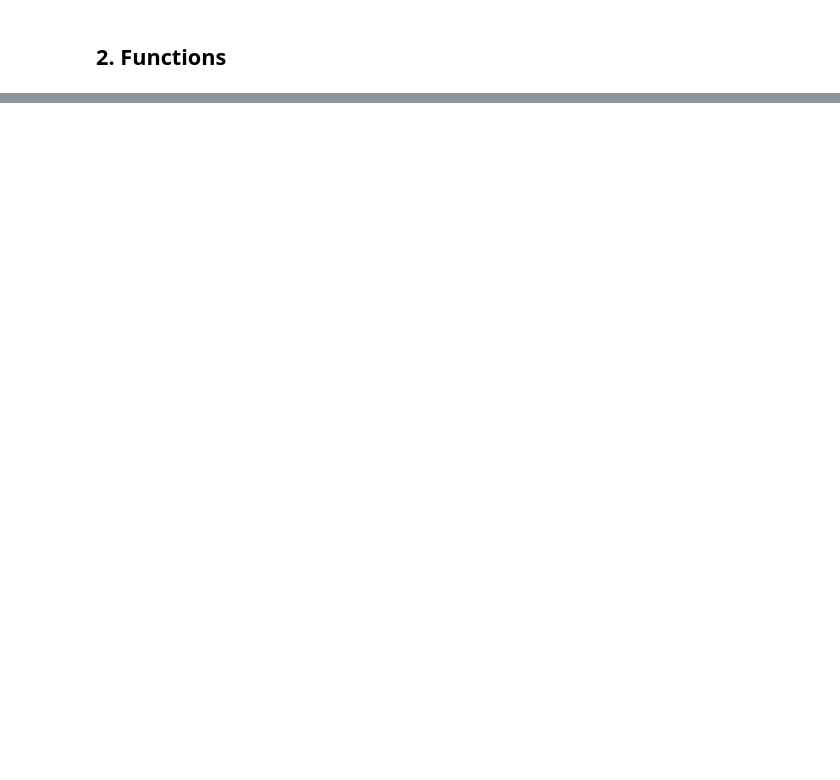
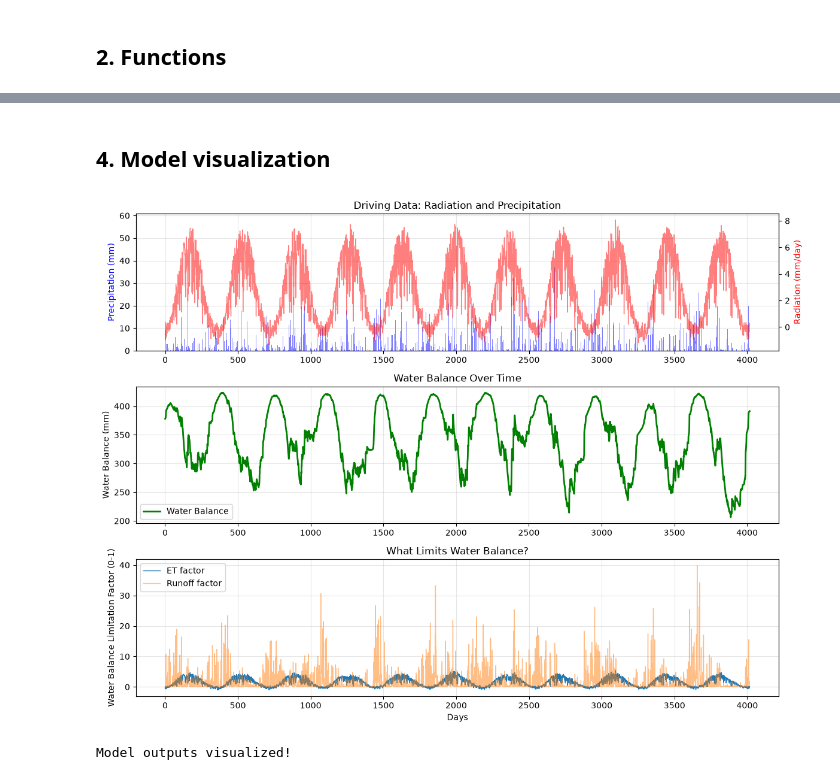
Before and after one commit to kczak99/Earth-System-Modelling, a Jupyter notebook: MyModel/SWBM_mywork.ipynb, the cells around one changed output, grey strips where cells are left out. Cells and saved outputs as stored; diff of their text form; code cells hidden in the pictures; blank space fills up the shorter version.

```diff
--- a/MyModel/SWBM_mywork.ipynb
+++ b/MyModel/SWBM_mywork.ipynb
@@ -80,14 +87,14 @@ Initial soil moisture: 378.0 mm
 # %% [markdown]
 ## 2. Functions
 # %%
-def calculate_runoff(w, P):
-    Q = (w / params['c_s']) ** params['alpha'] * P
-    return Q
+def calculate_runoff(w, precipitation):
+    runoff = (w / params['c_s']) ** params['alpha'] * precipitation
+    return runoff
 
-def calculate_evapotranspiration(w, R):
-    E = (params['beta']*(w/params['c_s'])**params['lambda']*R)/params['lambda']*params['rho']
-    return E
+def calculate_evapotranspiration(w, radiation):
+    evapotranspiration = (params['beta']*(w/params['c_s'])**params['lambda']*radiation)/params['lambda']*params['rho']
+    return evapotranspiration
 
-def calculate_waterbalance(P, E, Q):
-    w = P - Q - E
+def calculate_waterbalance(precipitation, evapotranspiration, runoff):
+    w = precipitation - evapotranspiration - runoff
     return w
@@ -93,0 +164,42 @@ def calculate_waterbalance(P, E, Q):
+# %% [markdown]
+## 4. Model visualization
+# %%
+fig, axes = plt.subplots(3, 1, figsize=(12, 9))
+
+days_array = np.arange(days + 1)
+
+# Panel 1: Driving data
+ax1 = axes[0]
+ax1_twin = ax1.twinx()
+ax1.bar(days_array[:-1], driving_data['precipitation'], color='blue', alpha=0.5, label='Precipitation')
+ax1_twin.plot(days_array[:-1], driving_data['radiation'], color='red', linewidth=1, alpha=0.5, label='Radiation')
+ax1.set_ylabel('Precipitation (mm)', color='blue')
+ax1_twin.set_ylabel('Radiation (mm/day)', color='red')
+ax1.set_title('Driving Data: Radiation and Precipitation')
+ax1.grid(alpha=0.3)
+
+# Panel 2: Plant biomass
+ax2 = axes[1]
+ax2.plot(days_array, w, linewidth=2, color='green', label='Water Balance')
+ax2.set_ylabel('Water Balance (mm)')
+ax2.set_title('Water Balance Over Time')
+ax2.legend()
+ax2.grid(alpha=0.3)
+
+# Panel 3: Limiting factors
+ax3 = axes[2]
+ax3.plot(days_array[:-1], evapotranspirations, label='ET factor', linewidth=1)
+ax3.plot(days_array[:-1], runoffs, label='Runoff factor', linewidth=1, alpha = 0.5)
+ax3.set_xlabel('Days')
+ax3.set_ylabel('Water Balance Limitation Factor (0-1)')
+ax3.set_title('What Limits Water Balance?')
+ax3.legend()
+ax3.grid(alpha=0.3)
+
+plt.tight_layout()
+plt.show()
+
+print("Model outputs visualized!")
+# %% [output]
+[figure, added]
+Model outputs visualized!
```
Also changed, not shown: parts of 4 cells of this notebook.
